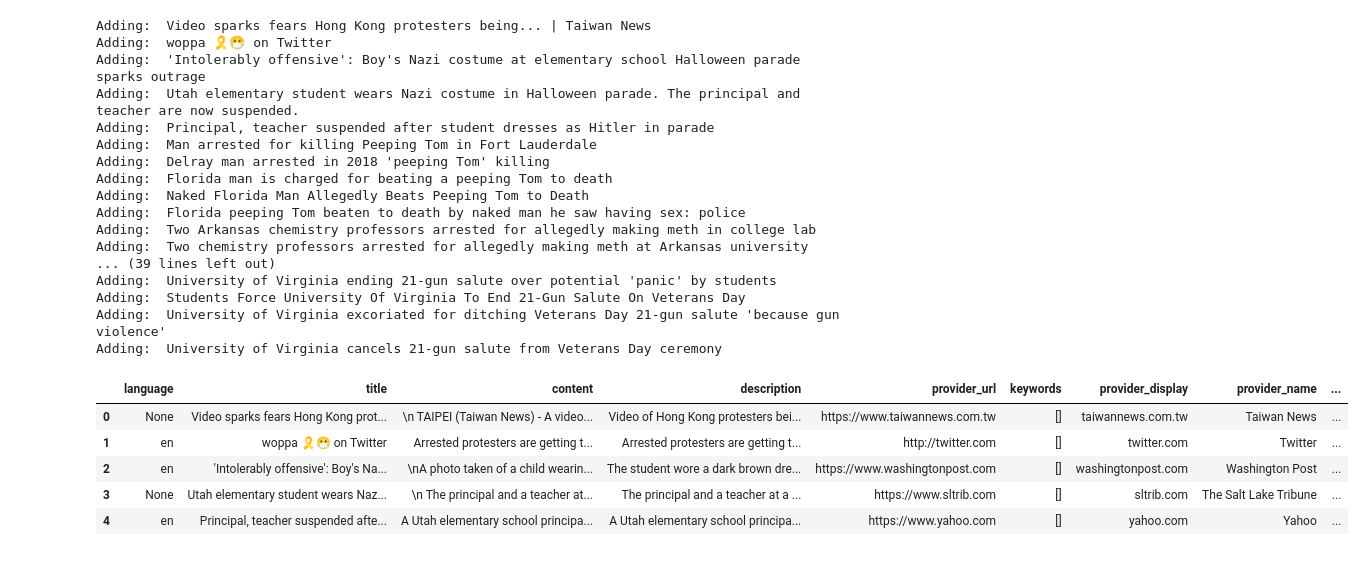
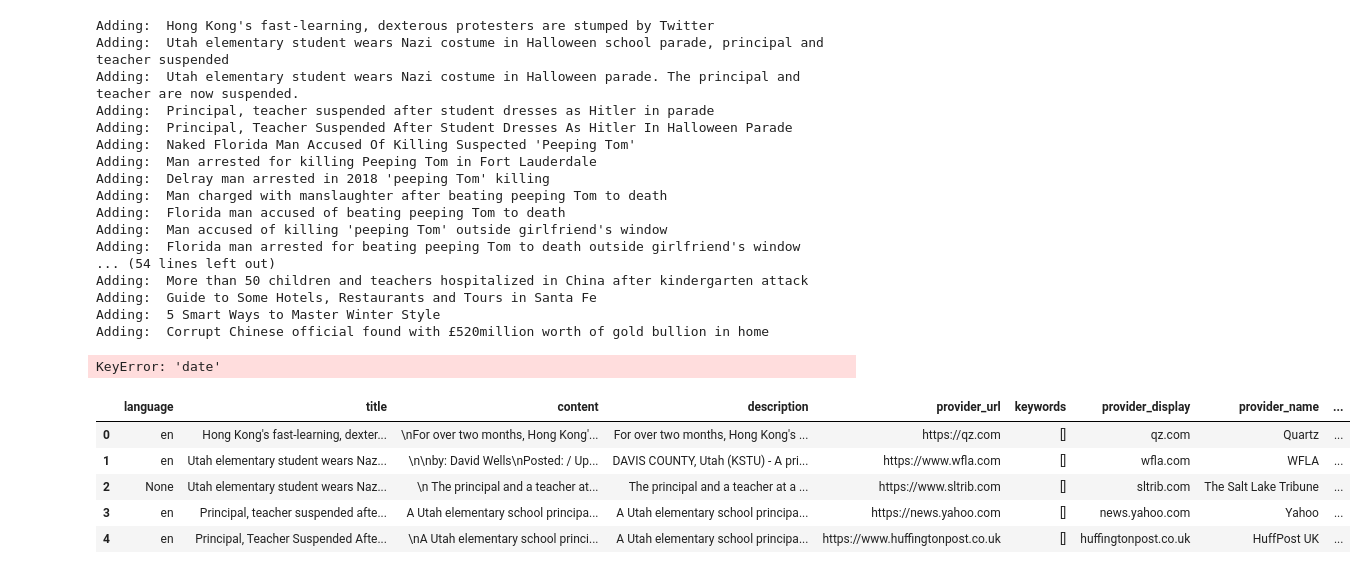
Before and after one commit to g2des/spectacle, a Jupyter notebook: dataset_creator.ipynb, the cells around one changed output. Drawn from its saved outputs; the diff is of its cells as text; code cells hidden in the pictures.

```diff
--- a/dataset_creator.ipynb
+++ b/dataset_creator.ipynb
@@ -18,6 +18,6 @@ options = Options()
 options.headless = True
 driver = webdriver.Firefox(options=options,executable_path=path)
 # %%
-url_data = pd.read_csv("./dataset/url.csv")
+url_data = pd.read_csv("./dataset/test.csv")
 url_data.head()
 # %% [output]
@@ -114,41 +114,44 @@ def create_data(data):
         dataset+=[row]
         print("Adding: ", row['title'])
     return dataset
+# %%
+
+df = pd.DataFrame(create_data(url_data['url']))
+df = df[['language','title','content','description','provider_url','keywords','provider_display','provider_name',
+            'total_count','comment_count','share_count','reaction_count','reddit_upvotes','reddit_comments']]
+# %% [output]
+Adding:  Hong Kong's fast-learning, dexterous protesters are stumped by Twitter
+Adding:  Utah elementary student wears Nazi costume in Halloween school parade, principal and teacher suspended
+Adding:  Utah elementary student wears Nazi costume in Halloween parade. The principal and teacher are now suspended.
+Adding:  Principal, teacher suspended after student dresses as Hitler in parade
+Adding:  Principal, Teacher Suspended After Student Dresses As Hitler In Halloween Parade
+Adding:  Naked Florida Man Accused Of Killing Suspected 'Peeping Tom'
+Adding:  Man arrested for killing Peeping Tom in Fort Lauderdale
+Adding:  Delray man arrested in 2018 'peeping Tom' killing
+Adding:  Man charged with manslaughter after beating peeping Tom to death
+Adding:  Florida man accused of beating peeping Tom to death
+Adding:  Man accused of killing 'peeping Tom' outside girlfriend's window
+Adding:  Florida man arrested for beating peeping Tom to death outside girlfriend's window
+... (54 lines left out)
+Adding:  More than 50 children and teachers hospitalized in China after kindergarten attack
+Adding:  Guide to Some Hotels, Restaurants and Tours in Santa Fe
+Adding:  5 Smart Ways to Master Winter Style
+Adding:  Corrupt Chinese official found with £520million worth of gold bullion in home
+KeyError: 'date'
 # %%
-
-df = pd.DataFrame(create_data(url_data['url']))
-df = df[['language','title','content','description','provider_url','keywords','provider_display','provider_name',
-            'total_count','comment_count','share_count','reaction_count','reddit_upvotes','reddit_comments']]
-df['date'] = url_data['date']
+df['date'] = url_data['publishedAt']
 df['date'] = pd.to_datetime(df['date'])
-df['group'] = url_data['group']
+# df['group'] = url_data['group']
 df['title_len'] = df['title'].str.split().apply(len)
 df['content_len'] = df['content'].str.split().apply(len)
 df['description_len'] = df['description'].str.split().apply(len)
 
 df.head()
 # %% [output]
-Adding:  Video sparks fears Hong Kong protesters being... | Taiwan News
-Adding:  woppa 🎗😷 on Twitter
-Adding:  'Intolerably offensive': Boy's Nazi costume at elementary school Halloween parade sparks outrage
-Adding:  Utah elementary student wears Nazi costume in Halloween parade. The principal and teacher are now suspended.
-Adding:  Principal, teacher suspended after student dresses as Hitler in parade
-Adding:  Man arrested for killing Peeping Tom in Fort Lauderdale
-Adding:  Delray man arrested in 2018 'peeping Tom' killing
-Adding:  Florida man is charged for beating a peeping Tom to death
-Adding:  Naked Florida Man Allegedly Beats Peeping Tom to Death
-Adding:  Florida peeping Tom beaten to death by naked man he saw having sex: police
-Adding:  Two Arkansas chemistry professors arrested for allegedly making meth in college lab
-Adding:  Two chemistry professors arrested for allegedly making meth at Arkansas university
-... (39 lines left out)
-Adding:  University of Virginia ending 21-gun salute over potential 'panic' by students
-Adding:  Students Force University Of Virginia To End 21-Gun Salute On Veterans Day
-Adding:  University of Virginia excoriated for ditching Veterans Day 21-gun salute 'because gun violence'
-Adding:  University of Virginia cancels 21-gun salute from Veterans Day ceremony
 |  | language | title | content | description | provider_url | keywords | provider_display | provider_name | ... |
-| 0 | None | Video sparks fears Hong Kong prot... | \n TAIPEI (Taiwan News) - A video... | Video of Hong Kong protesters bei... | https://www.taiwannews.com.tw | [] | taiwannews.com.tw | Taiwan News | ... |
-| 1 | en | woppa 🎗😷 on Twitter | Arrested protesters are getting t... | Arrested protesters are getting t... | http://twitter.com | [] | twitter.com | Twitter | ... |
-| 2 | en | 'Intolerably offensive': Boy's Na... | \nA photo taken of a child wearin... | The student wore a dark brown dre... | https://www.washingtonpost.com | [] | washingtonpost.com | Washington Post | ... |
-| 3 | None | Utah elementary student wears Naz... | \n The principal and a teacher at... | The principal and a teacher at a ... | https://www.sltrib.com | [] | sltrib.com | The Salt Lake Tribune | ... |
-| 4 | en | Principal, teacher suspended afte... | A Utah elementary school principa... | A Utah elementary school principa... | https://www.yahoo.com | [] | yahoo.com | Yahoo | ... |
+| 0 | en | Hong Kong's fast-learning, dexter... | \nFor over two months, Hong Kong'... | For over two months, Hong Kong's ... | https://qz.com | [] | qz.com | Quartz | ... |
+| 1 | en | Utah elementary student wears Naz... | \n\nby: David Wells\nPosted: / Up... | DAVIS COUNTY, Utah (KSTU) - A pri... | https://www.wfla.com | [] | wfla.com | WFLA | ... |
+| 2 | None | Utah elementary student wears Naz... | \n The principal and a teacher at... | The principal and a teacher at a ... | https://www.sltrib.com | [] | sltrib.com | The Salt Lake Tribune | ... |
+| 3 | en | Principal, teacher suspended afte... | A Utah elementary school principa... | A Utah elementary school principa... | https://news.yahoo.com | [] | news.yahoo.com | Yahoo | ... |
+| 4 | en | Principal, Teacher Suspended Afte... | \nA Utah elementary school princi... | A Utah elementary school principa... | https://www.huffingtonpost.co.uk | [] | huffingtonpost.co.uk | HuffPost UK | ... |
 # %%
```
Also changed, not shown: parts of 2 cells of this notebook, 9 other files.
